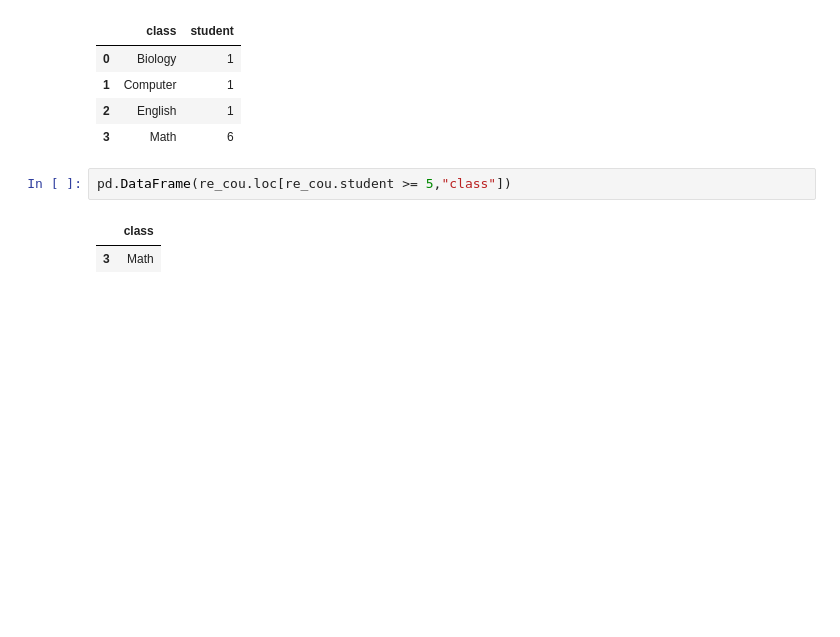
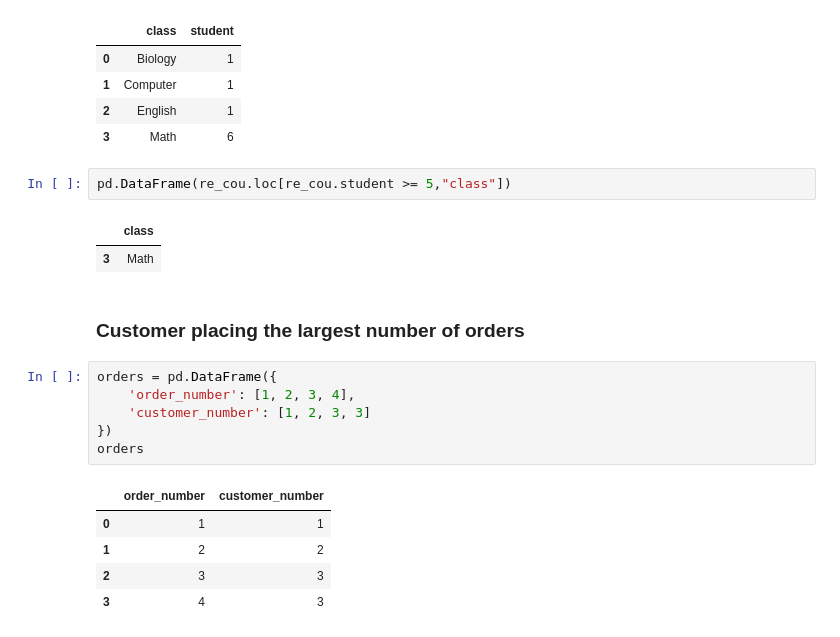
Before and after one commit to ShahriarHA/The-Pandas--Playground, a Jupyter notebook: leetCode3.ipynb, the cells around one changed output. Drawn from its saved outputs; the diff is of its cells as text; blank space fills up the shorter version.

Commit message:
Customer placing the largest number of orders -leetcode

```diff
--- a/leetCode3.ipynb
+++ b/leetCode3.ipynb
@@ -375,3 +375,17 @@ pd.DataFrame(re_cou.loc[re_cou.student >= 5,"class"])
 # %% [output]
 |  | class |
 | 3 | Math |
+# %% [markdown]
+### Customer placing the largest number of orders
+# %%
+orders = pd.DataFrame({
+    'order_number': [1, 2, 3, 4],
+    'customer_number': [1, 2, 3, 3]
+})
+orders
+# %% [output]
+|  | order_number | customer_number |
+| 0 | 1 | 1 |
+| 1 | 2 | 2 |
+| 2 | 3 | 3 |
+| 3 | 4 | 3 |
```
Also changed, not shown: parts of 4 cells of this notebook.
